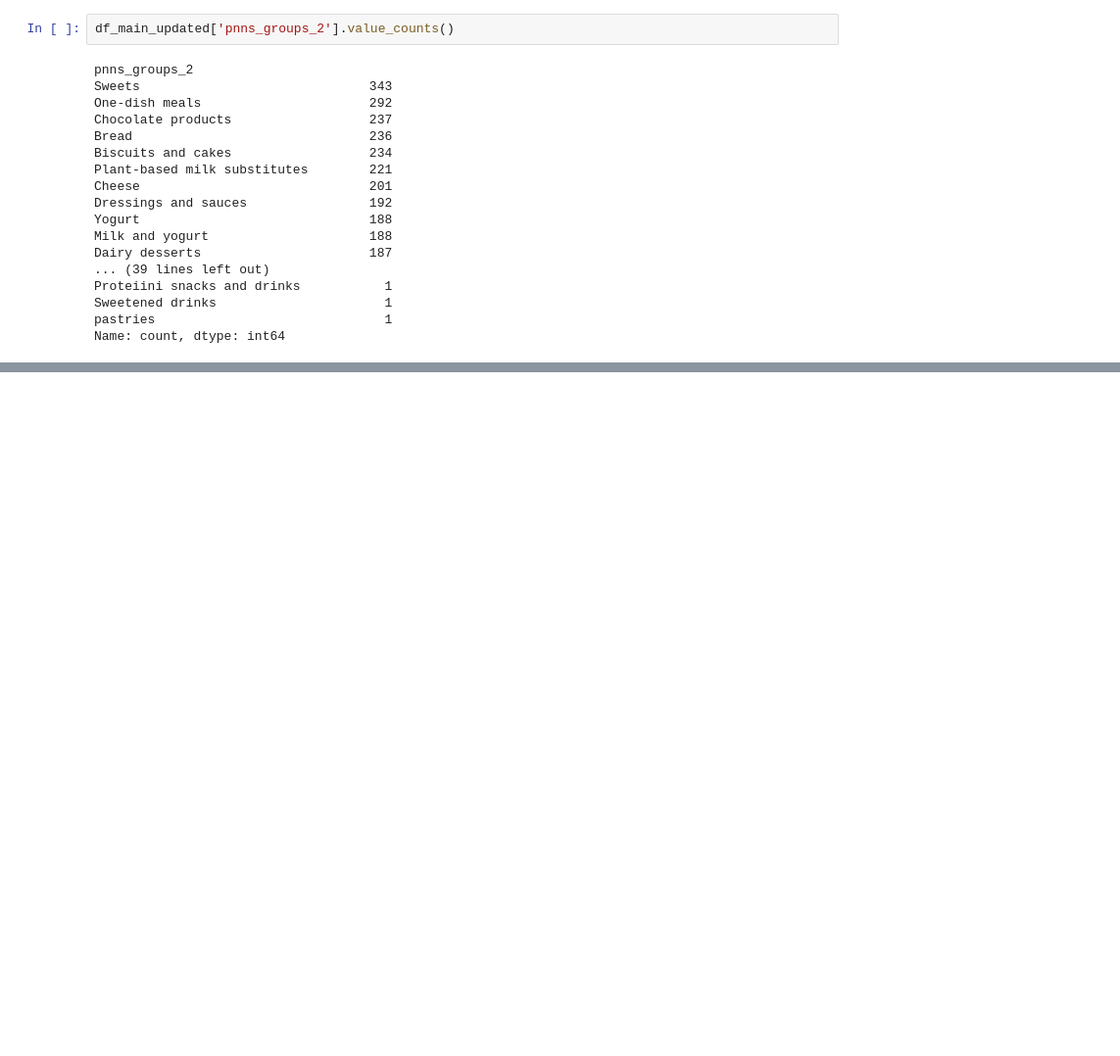
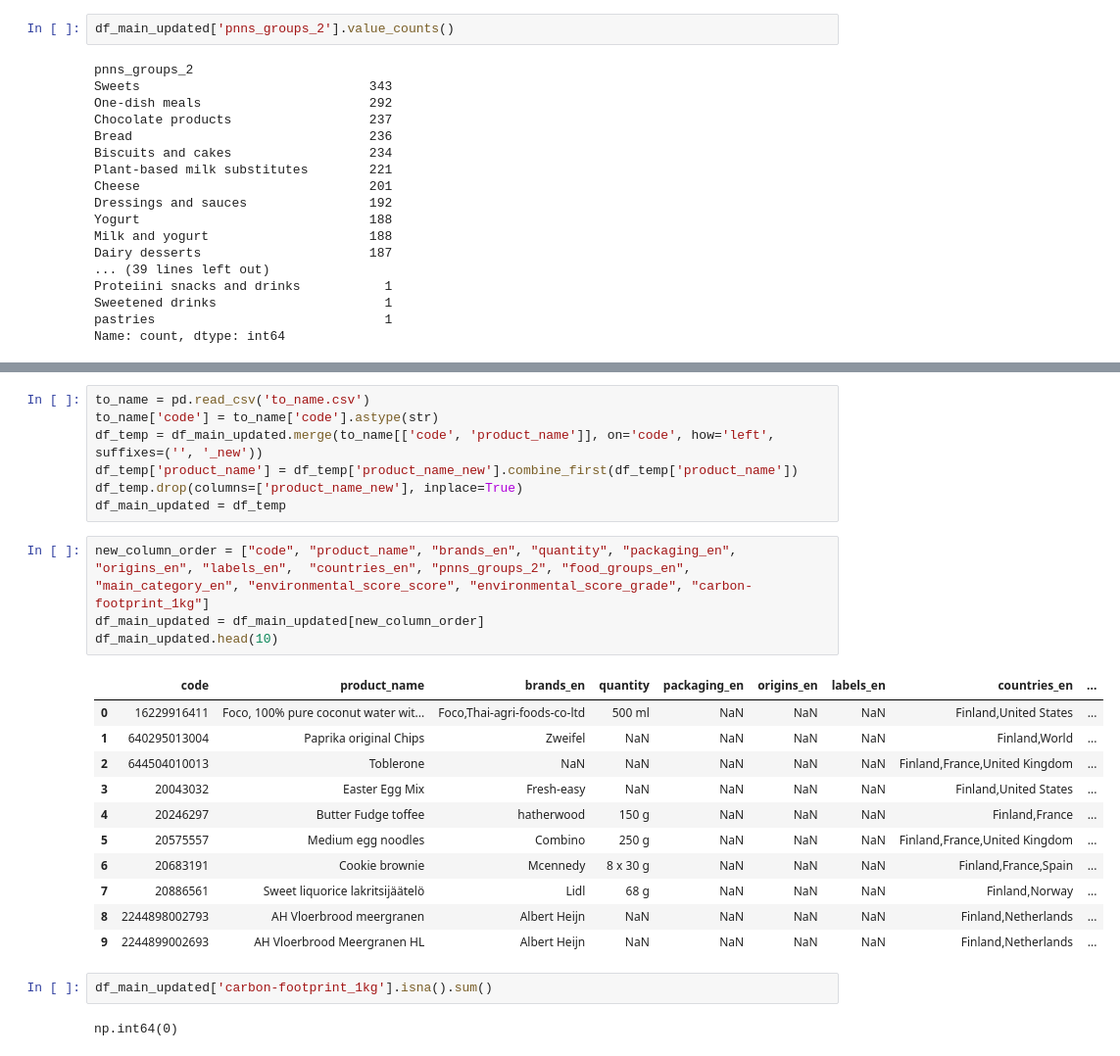
Before and after one commit to Phi-project3/finalproject, a Jupyter notebook: dossier/donnees/source/code.ipynb, the cells around one changed output, grey strips where cells are left out. Shown at 98% size. Drawn from its saved outputs; the diff is of its cells as text; blank space fills up the shorter version.

```diff
--- a/dossier/donnees/source/code.ipynb
+++ b/dossier/donnees/source/code.ipynb
@@ -95,0 +136,27 @@ Name: count, dtype: int64
+# %%
+to_name = pd.read_csv('to_name.csv')
+to_name['code'] = to_name['code'].astype(str)
+df_temp = df_main_updated.merge(to_name[['code', 'product_name']], on='code', how='left', suffixes=('', '_new'))
+df_temp['product_name'] = df_temp['product_name_new'].combine_first(df_temp['product_name'])
+df_temp.drop(columns=['product_name_new'], inplace=True)
+df_main_updated = df_temp
+# %%
+new_column_order = ["code", "product_name", "brands_en", "quantity", "packaging_en", "origins_en", "labels_en",	"countries_en", "pnns_groups_2", "food_groups_en", "main_category_en", "environmental_score_score", "environmental_score_grade", "carbon-footprint_1kg"]
+df_main_updated = df_main_updated[new_column_order]
+df_main_updated.head(10)
+# %% [output]
+|  | code | product_name | brands_en | quantity | packaging_en | origins_en | labels_en | countries_en | ... |
+| 0 | 16229916411 | Foco, 100% pure coconut water wit... | Foco,Thai-agri-foods-co-ltd | 500 ml | NaN | NaN | NaN | Finland,United States | ... |
+| 1 | 640295013004 | Paprika original Chips | Zweifel | NaN | NaN | NaN | NaN | Finland,World | ... |
+| 2 | 644504010013 | Toblerone | NaN | NaN | NaN | NaN | NaN | Finland,France,United Kingdom | ... |
+| 3 | 20043032 | Easter Egg Mix | Fresh-easy | NaN | NaN | NaN | NaN | Finland,United States | ... |
+| 4 | 20246297 | Butter Fudge toffee | hatherwood | 150 g | NaN | NaN | NaN | Finland,France | ... |
+| 5 | 20575557 | Medium egg noodles | Combino | 250 g | NaN | NaN | NaN | Finland,France,United Kingdom | ... |
+| 6 | 20683191 | Cookie brownie | Mcennedy | 8 x 30 g | NaN | NaN | NaN | Finland,France,Spain | ... |
+| 7 | 20886561 | Sweet liquorice lakritsijäätelö | Lidl | 68 g | NaN | NaN | NaN | Finland,Norway | ... |
+| 8 | 2244898002793 | AH Vloerbrood meergranen | Albert Heijn | NaN | NaN | NaN | NaN | Finland,Netherlands | ... |
+| 9 | 2244899002693 | AH Vloerbrood Meergranen HL | Albert Heijn | NaN | NaN | NaN | NaN | Finland,Netherlands | ... |
+# %%
+df_main_updated['carbon-footprint_1kg'].isna().sum()
+# %% [output]
+np.int64(0)
```
Also changed, not shown: parts of 9 cells of this notebook.
